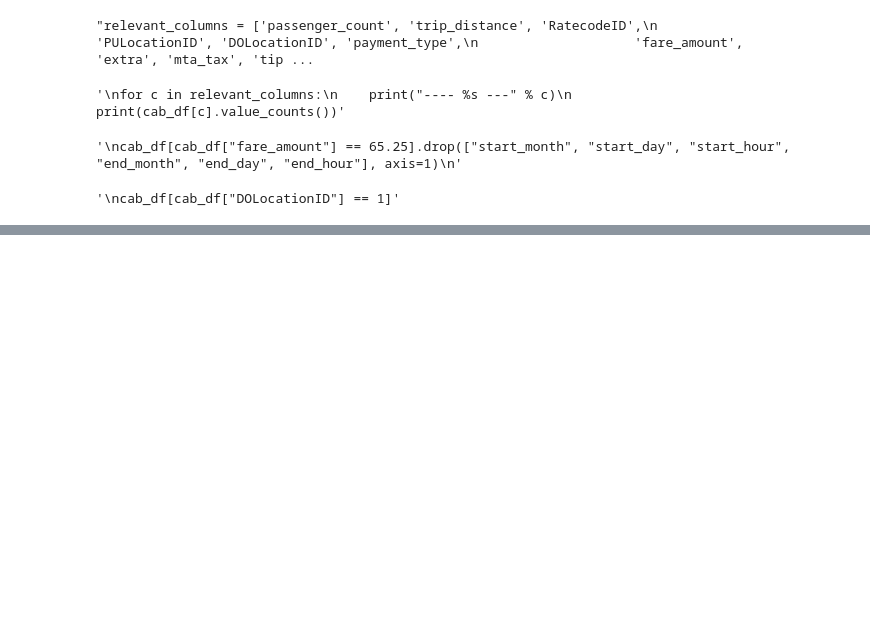
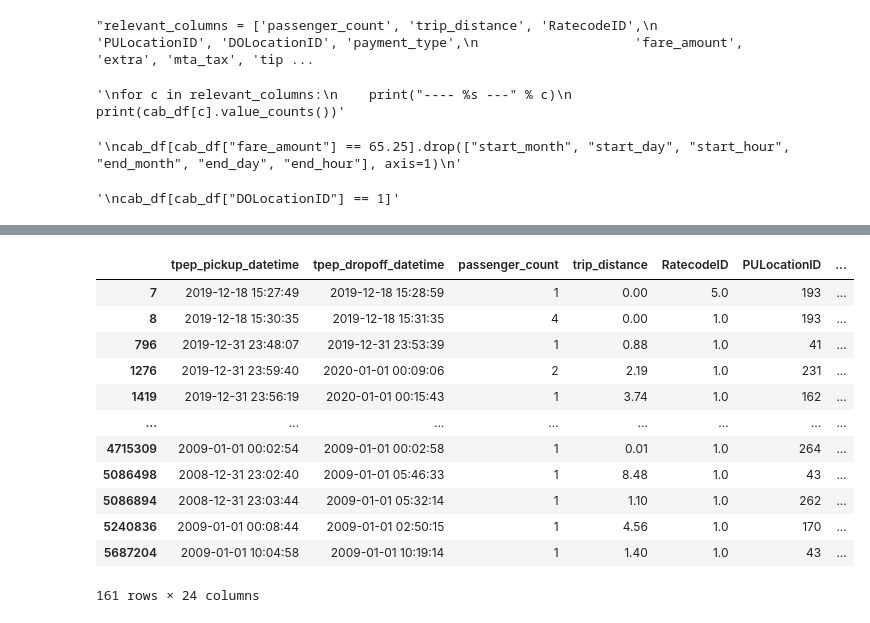
Before and after one commit to SepehrRad/pds21, a Jupyter notebook: notebooks/PDS_Project.ipynb, the cells around one changed output, grey strips where cells are left out. Cells and saved outputs as stored; diff of their text form; code cells hidden in the pictures; blank space fills up the shorter version.

```diff
--- a/notebooks/PDS_Project.ipynb
+++ b/notebooks/PDS_Project.ipynb
@@ -135,0 +127,16 @@ MAE isolation forest: 0.308
+# %%
+cab_df[cab_df['tpep_pickup_datetime']<datetime.datetime(2020, 1, 1)]
+# %% [output]
+|  | tpep_pickup_datetime | tpep_dropoff_datetime | passenger_count | trip_distance | RatecodeID | PULocationID | ... |
+| 7 | 2019-12-18 15:27:49 | 2019-12-18 15:28:59 | 1 | 0.00 | 5.0 | 193 | ... |
+| 8 | 2019-12-18 15:30:35 | 2019-12-18 15:31:35 | 4 | 0.00 | 1.0 | 193 | ... |
+| 796 | 2019-12-31 23:48:07 | 2019-12-31 23:53:39 | 1 | 0.88 | 1.0 | 41 | ... |
+| 1276 | 2019-12-31 23:59:40 | 2020-01-01 00:09:06 | 2 | 2.19 | 1.0 | 231 | ... |
+| 1419 | 2019-12-31 23:56:19 | 2020-01-01 00:15:43 | 1 | 3.74 | 1.0 | 162 | ... |
+| ... | ... | ... | ... | ... | ... | ... | ... |
+| 4715309 | 2009-01-01 00:02:54 | 2009-01-01 00:02:58 | 1 | 0.01 | 1.0 | 264 | ... |
+| 5086498 | 2008-12-31 23:02:40 | 2009-01-01 05:46:33 | 1 | 8.48 | 1.0 | 43 | ... |
+| 5086894 | 2008-12-31 23:03:44 | 2009-01-01 05:32:14 | 1 | 1.10 | 1.0 | 262 | ... |
+| 5240836 | 2009-01-01 00:08:44 | 2009-01-01 02:50:15 | 1 | 4.56 | 1.0 | 170 | ... |
+| 5687204 | 2009-01-01 10:04:58 | 2009-01-01 10:19:14 | 1 | 1.40 | 1.0 | 43 | ... |
+161 rows × 24 columns
```
Also changed, not shown: parts of 4 cells of this notebook, 1 other file.
